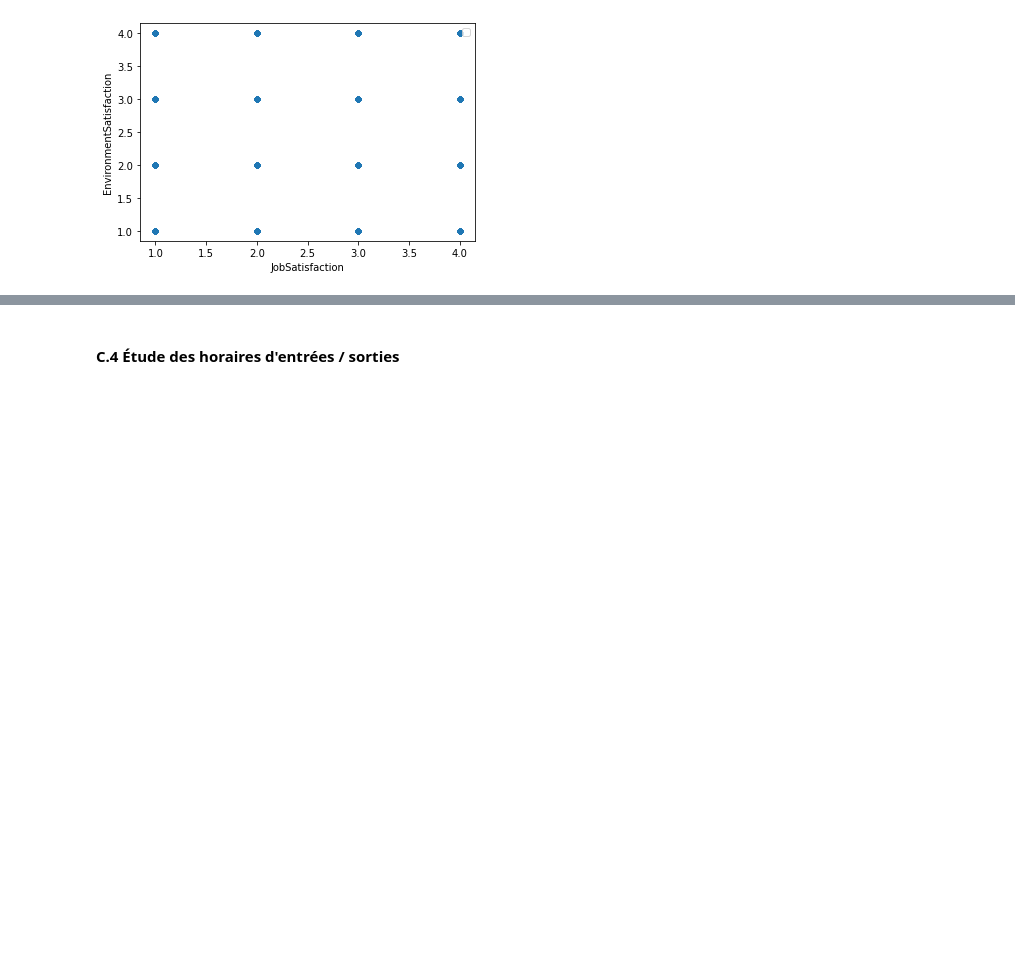
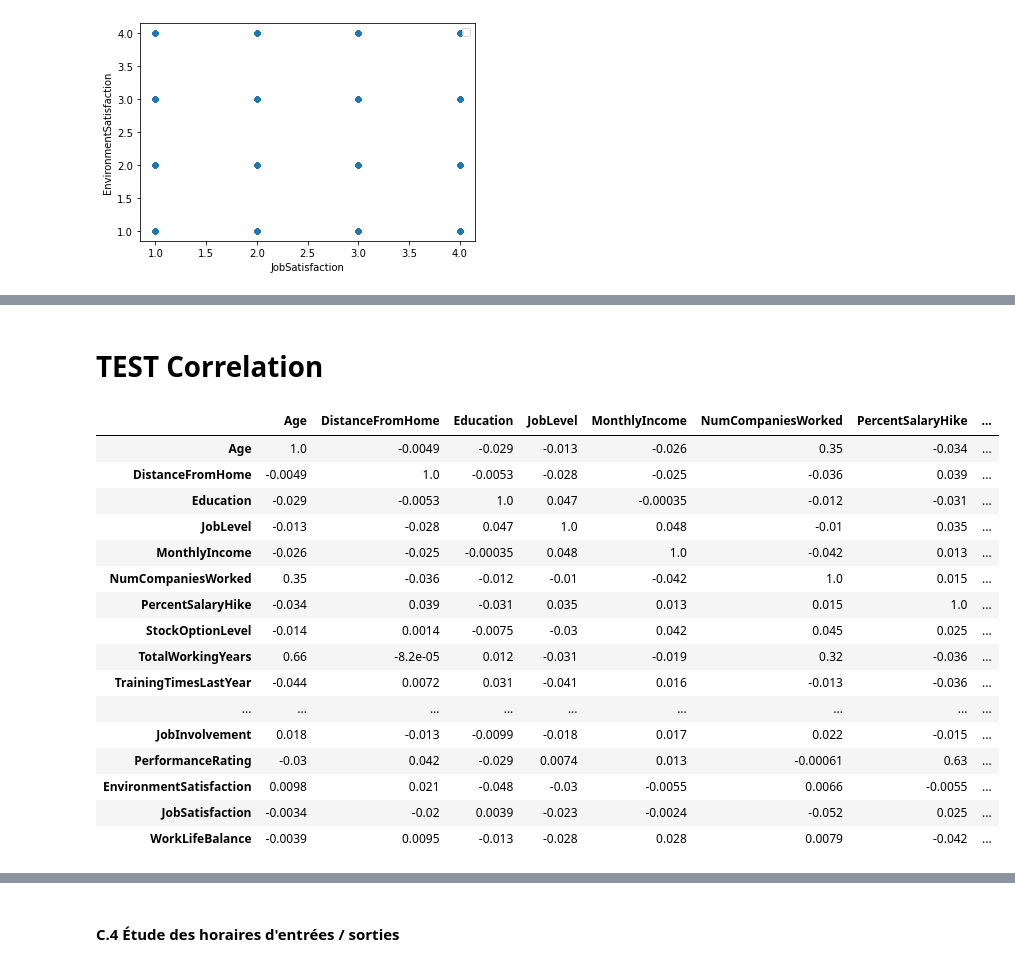
Before and after one commit to Ugo-Girard-Tissier/Projet-IA, a Jupyter notebook: Projet IA.ipynb, the cells around one changed output, grey strips where cells are left out. Saved outputs shown, nothing was run; the diff lists cells and outputs as text; code cells hidden in the pictures; blank space fills up the shorter version.

Commit message:
test de différents modèle + mini rédaction

```diff
--- a/Projet IA.ipynb
+++ b/Projet IA.ipynb
@@ -418,0 +431,2 @@ No handles with labels found to put in legend.
+# %% [markdown]
+# TEST Correlation
@@ -418,0 +437,23 @@ No handles with labels found to put in legend.
+# %%
+corr_matrix = dataset_without_in_out.corr(method='spearman')
+corr_matrix_2 = dataset_without_in_out.corr(method='kendall')
+
+corr_matrix.style.format("{:.2}").background_gradient(cmap=plt.get_cmap('coolwarm'))
+# %% [output]
+|  | Age | DistanceFromHome | Education | JobLevel | MonthlyIncome | NumCompaniesWorked | PercentSalaryHike | ... |
+| Age | 1.0 | -0.0049 | -0.029 | -0.013 | -0.026 | 0.35 | -0.034 | ... |
+| DistanceFromHome | -0.0049 | 1.0 | -0.0053 | -0.028 | -0.025 | -0.036 | 0.039 | ... |
+| Education | -0.029 | -0.0053 | 1.0 | 0.047 | -0.00035 | -0.012 | -0.031 | ... |
+| JobLevel | -0.013 | -0.028 | 0.047 | 1.0 | 0.048 | -0.01 | 0.035 | ... |
+| MonthlyIncome | -0.026 | -0.025 | -0.00035 | 0.048 | 1.0 | -0.042 | 0.013 | ... |
+| NumCompaniesWorked | 0.35 | -0.036 | -0.012 | -0.01 | -0.042 | 1.0 | 0.015 | ... |
+| PercentSalaryHike | -0.034 | 0.039 | -0.031 | 0.035 | 0.013 | 0.015 | 1.0 | ... |
+| StockOptionLevel | -0.014 | 0.0014 | -0.0075 | -0.03 | 0.042 | 0.045 | 0.025 | ... |
+| TotalWorkingYears | 0.66 | -8.2e-05 | 0.012 | -0.031 | -0.019 | 0.32 | -0.036 | ... |
+| TrainingTimesLastYear | -0.044 | 0.0072 | 0.031 | -0.041 | 0.016 | -0.013 | -0.036 | ... |
+| ... | ... | ... | ... | ... | ... | ... | ... | ... |
+| JobInvolvement | 0.018 | -0.013 | -0.0099 | -0.018 | 0.017 | 0.022 | -0.015 | ... |
+| PerformanceRating | -0.03 | 0.042 | -0.029 | 0.0074 | 0.013 | -0.00061 | 0.63 | ... |
+| EnvironmentSatisfaction | 0.0098 | 0.021 | -0.048 | -0.03 | -0.0055 | 0.0066 | -0.0055 | ... |
+| JobSatisfaction | -0.0034 | -0.02 | 0.0039 | -0.023 | -0.0024 | -0.052 | 0.025 | ... |
+| WorkLifeBalance | -0.0039 | 0.0095 | -0.013 | -0.028 | 0.028 | 0.0079 | -0.042 | ... |
```
Also changed, not shown: parts of 65 cells of this notebook.
